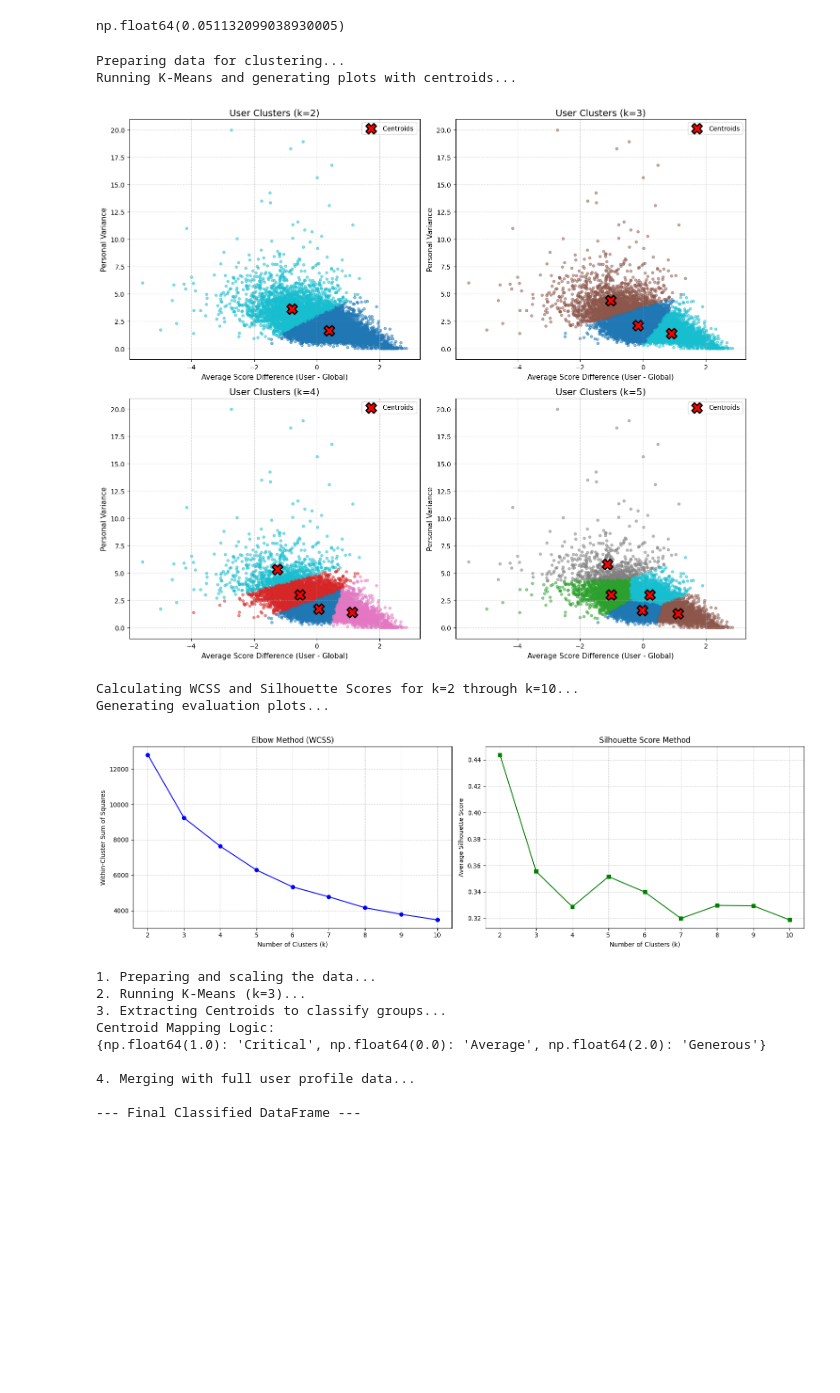
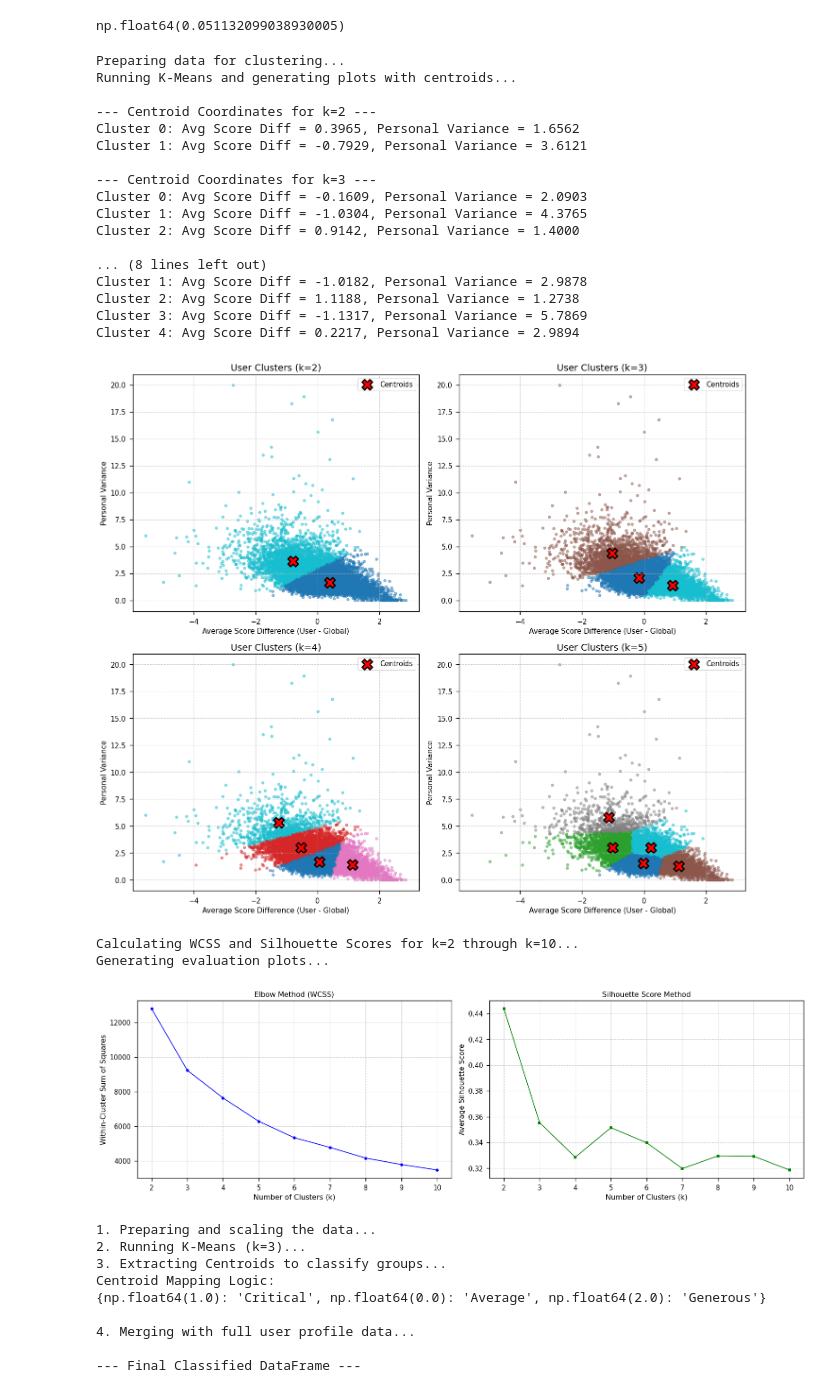
Before and after one commit to KadenLu/Kaden-s-Individual-Project, a Jupyter notebook: Kaden's_Attempt.ipynb, the cells around one changed output. Cells and saved outputs as stored; diff of their text form; code cells hidden in the pictures; blank space fills up the shorter version.

```diff
--- a/Kaden's_Attempt.ipynb
+++ b/Kaden's_Attempt.ipynb
@@ -84,3 +86,38 @@ Calculating metrics...
 | 7 | -Azazel- | 3.277914 | -0.413873 |
 | 8 | -Azure- | 2.421539 | -2.934568 |
 | 9 | -Balmung- | 1.692010 | -1.287918 |
+# %%
+#@title user analysis histograms
+
+import matplotlib.pyplot as plt
+import seaborn as sns
+import pandas as pd
+
+# Load your dataset
+# Ensure you replace 'user_analysis.csv' with the actual path to your file
+df = final_user_stats
+
+# Set the style for a scientific publication
+plt.style.use('seaborn-v0_8-paper')
+sns.set_context("paper", font_scale=1.2)
+
+# Create a figure with two subplots side-by-side
+fig, axes = plt.subplots(1, 2, figsize=(12, 5))
+
+# Plot 1: User Rating Variance (Vu)
+sns.histplot(df['personal_variance'], bins=30, kde=True, ax=axes[0], color='skyblue')
+axes[0].set_title('Distribution of User Rating Variance', fontsize=14)
+axes[0].set_xlabel(r'$V_u$ (Variance)', fontsize=12)
+axes[0].set_ylabel('Frequency', fontsize=12)
+
+# Plot 2: Average Relative Difference (Du)
+sns.histplot(df['avg_score_diff'], bins=30, kde=True, ax=axes[1], color='salmon')
+axes[1].set_title('Distribution of Avg. Relative Difference', fontsize=14)
+axes[1].set_xlabel(r'$D_u$ (Relative Difference)', fontsize=12)
+axes[1].set_ylabel('Frequency', fontsize=12)
+
+# Adjust layout to prevent label truncation
+plt.tight_layout()
+
+# Save the figure for your manuscript (do not use plt.show())
+plt.savefig('figure_1_histograms.png', dpi=300)
@@ -103,6 +142,8 @@ final_user_stats.avg_score_diff.mean()
 # %% [output]
 np.float64(0.051132099038930005)
 # %%
+#@title visualize clusters k=2-5
+
 from sklearn.cluster import KMeans
 from sklearn.preprocessing import StandardScaler
 import matplotlib.pyplot as plt
@@ -132,6 +173,14 @@ for i, k in enumerate(k_values):
     scaled_centroids = kmeans.cluster_centers_
     # Revert centroids back to original units (Variance and Score Diff)
     original_centroids = scaler.inverse_transform(scaled_centroids)
+
+    # --- ADDED: Print the un-scaled centroid coordinates ---
+    print(f"\n--- Centroid Coordinates for k={k} ---")
+    for cluster_idx, centroid in enumerate(original_centroids):
+        # centroid[0] is personal_variance, centroid[1] is avg_score_diff
+        variance = centroid[0]
+        score_diff = centroid[1]
+        print(f"Cluster {cluster_idx}: Avg Score Diff = {score_diff:.4f}, Personal Variance = {variance:.4f}")
 
     # Plot on the corresponding subplot
     ax = axes[i]
@@ -146,35 +195,52 @@ for i, k in enumerate(k_values):
         s=15
     )
 
     # --- NEW: Plot the centroids ---
     # original_centroids[:, 1] is avg_score_diff (X-axis)
     # original_centroids[:, 0] is personal_variance (Y-axis)
     ax.scatter(
         original_centroids[:, 1],
         original_centroids[:, 0],
         c='red',             # Bright color to stand out
         marker='X',          # Distinct shape
         s=250,               # Large size
         edgecolors='black',  # Black border for contrast
         linewidths=2,
         label='Centroids'
     )
 
     ax.set_title(f'User Clusters (k={k})', fontsize=14)
     ax.set_xlabel('Average Score Difference (User - Global)', fontsize=11)
     ax.set_ylabel('Personal Variance', fontsize=11)
     ax.grid(True, linestyle='--', alpha=0.6)
 
     # Add a legend just to label the centroid
     ax.legend()
 
 plt.tight_layout()
 plt.show()
 # %% [output]
 Preparing data for clustering...
 Running K-Means and generating plots with centroids...
+
+--- Centroid Coordinates for k=2 ---
+Cluster 0: Avg Score Diff = 0.3965, Personal Variance = 1.6562
+Cluster 1: Avg Score Diff = -0.7929, Personal Variance = 3.6121
+
+--- Centroid Coordinates for k=3 ---
+Cluster 0: Avg Score Diff = -0.1609, Personal Variance = 2.0903
+Cluster 1: Avg Score Diff = -1.0304, Personal Variance = 4.3765
+Cluster 2: Avg Score Diff = 0.9142, Personal Variance = 1.4000
+
+... (8 lines left out)
+Cluster 1: Avg Score Diff = -1.0182, Personal Variance = 2.9878
+Cluster 2: Avg Score Diff = 1.1188, Personal Variance = 1.2738
+Cluster 3: Avg Score Diff = -1.1317, Personal Variance = 5.7869
+Cluster 4: Avg Score Diff = 0.2217, Personal Variance = 2.9894
-[figure, old version]
+[figure, new version]
 # %%
+#@title determine number of clusters: k=3 is a good tradeoff
+
 from sklearn.cluster import KMeans
 from sklearn.metrics import silhouette_score
 import matplotlib.pyplot as plt
@@ -222,5 +288,5 @@ plt.show()
 # %% [output]
 Calculating WCSS and Silhouette Scores for k=2 through k=10...
 Generating evaluation plots...
-[figure, old version]
+[figure, new version]
 # %%
```
Also changed, not shown: parts of 12 cells of this notebook.
